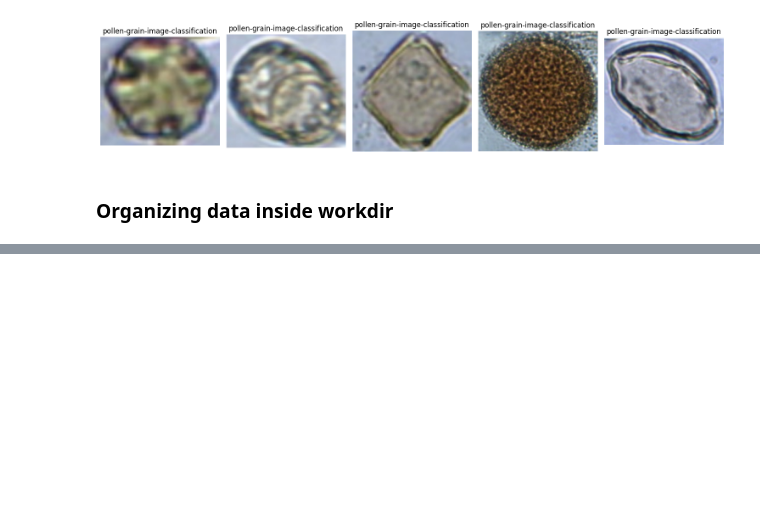
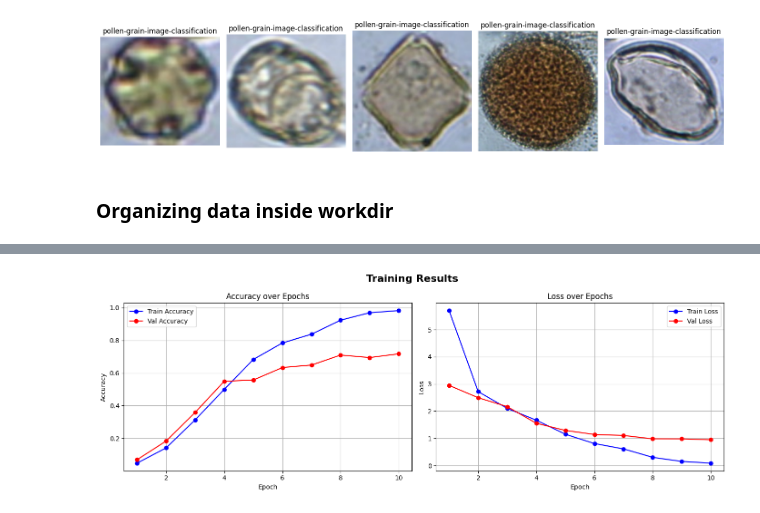
Before and after one commit to ysf-charroud/AI-Pollen-Grain-Image-Classification, a Jupyter notebook: main.ipynb, the cells around one changed output, grey strips where cells are left out. Cells and saved outputs as stored; diff of their text form; code cells hidden in the pictures; blank space fills up the shorter version.

```diff
--- a/main.ipynb
+++ b/main.ipynb
@@ -135,0 +262,35 @@ Found 22 different types of pollen:
+# %%
+import matplotlib.pyplot as plt
+import numpy as np
+
+acc     = history.history['accuracy']
+val_acc = history.history['val_accuracy']
+loss     = history.history['loss']
+val_loss = history.history['val_loss']
+epochs   = range(1, len(acc) + 1)
+
+fig, axes = plt.subplots(1, 2, figsize=(14, 5))
+fig.suptitle('Training Results', fontsize=16, fontweight='bold')
+
+# --- Accuracy ---
+axes[0].plot(epochs, acc,     'b-o', label='Train Accuracy')
+axes[0].plot(epochs, val_acc, 'r-o', label='Val Accuracy')
+axes[0].set_title('Accuracy over Epochs')
+axes[0].set_xlabel('Epoch')
+axes[0].set_ylabel('Accuracy')
+axes[0].legend()
+axes[0].grid(True)
+
+# --- Loss ---
+axes[1].plot(epochs, loss,     'b-o', label='Train Loss')
+axes[1].plot(epochs, val_loss, 'r-o', label='Val Loss')
+axes[1].set_title('Loss over Epochs')
+axes[1].set_xlabel('Epoch')
+axes[1].set_ylabel('Loss')
+axes[1].legend()
+axes[1].grid(True)
+
+plt.tight_layout()
+plt.show()
+# %% [output]
+[figure, added]
```
Also changed, not shown: parts of 6 cells of this notebook.
